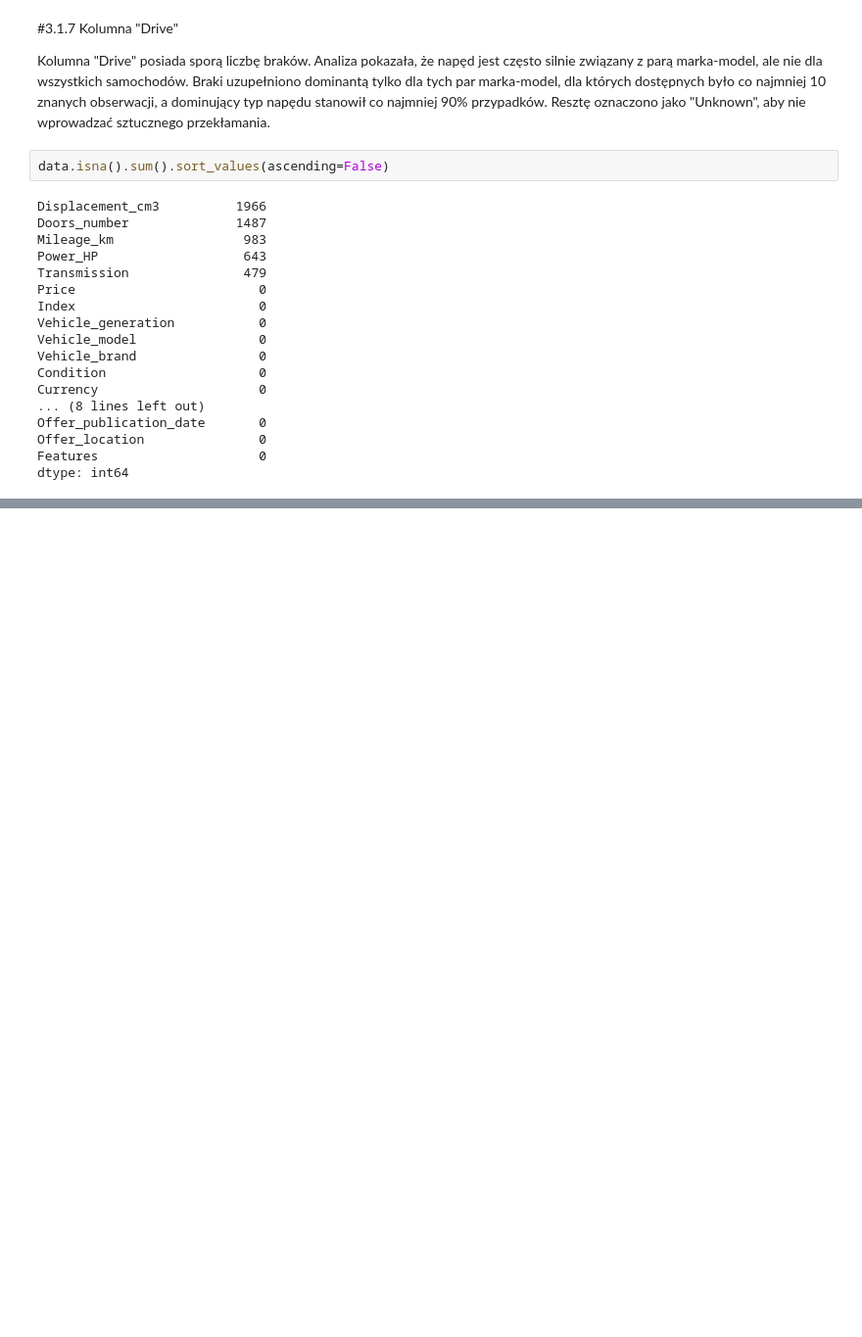
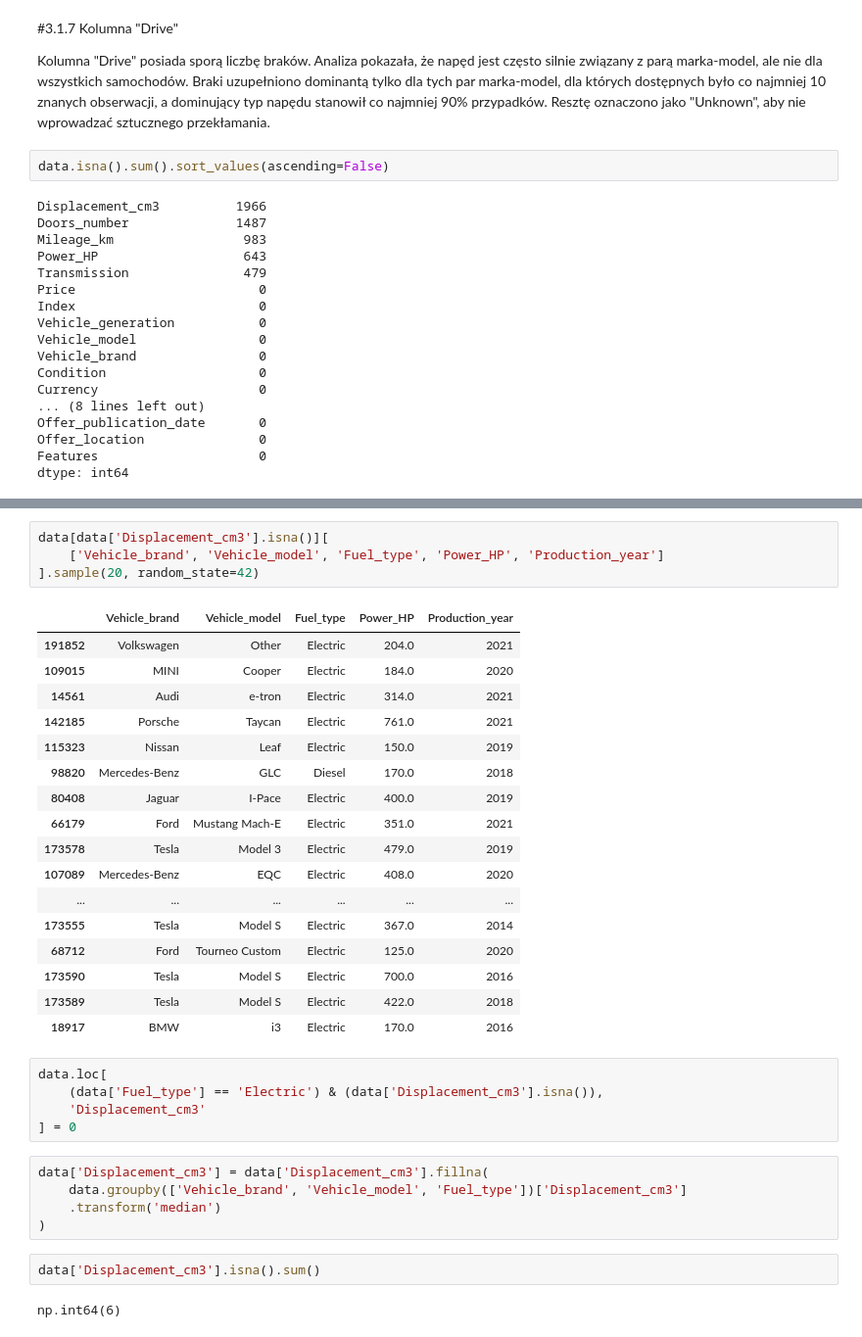
Before and after one commit to s24118-ui/SUML, a Jupyter notebook: SUML_Projekt.ipynb, the cells around one changed output, grey strips where cells are left out. Shown at 98% size. Saved outputs shown, nothing was run; the diff lists cells and outputs as text; blank space fills up the shorter version.

Commit message:
poprawienie brakow w kolumnie Dispalcement_cm3. Glownie byly zwiazane z silnikami elektrycznymi. reszte poprawilem przez grupowanie i mediane

```diff
--- a/SUML_Projekt.ipynb
+++ b/SUML_Projekt.ipynb
@@ -541,0 +558,36 @@ dtype: int64
+# %%
+data[data['Displacement_cm3'].isna()][
+    ['Vehicle_brand', 'Vehicle_model', 'Fuel_type', 'Power_HP', 'Production_year']
+].sample(20, random_state=42)
+# %% [output]
+|  | Vehicle_brand | Vehicle_model | Fuel_type | Power_HP | Production_year |
+| 191852 | Volkswagen | Other | Electric | 204.0 | 2021 |
+| 109015 | MINI | Cooper | Electric | 184.0 | 2020 |
+| 14561 | Audi | e-tron | Electric | 314.0 | 2021 |
+| 142185 | Porsche | Taycan | Electric | 761.0 | 2021 |
+| 115323 | Nissan | Leaf | Electric | 150.0 | 2019 |
+| 98820 | Mercedes-Benz | GLC | Diesel | 170.0 | 2018 |
+| 80408 | Jaguar | I-Pace | Electric | 400.0 | 2019 |
+| 66179 | Ford | Mustang Mach-E | Electric | 351.0 | 2021 |
+| 173578 | Tesla | Model 3 | Electric | 479.0 | 2019 |
+| 107089 | Mercedes-Benz | EQC | Electric | 408.0 | 2020 |
+| ... | ... | ... | ... | ... | ... |
+| 173555 | Tesla | Model S | Electric | 367.0 | 2014 |
+| 68712 | Ford | Tourneo Custom | Electric | 125.0 | 2020 |
+| 173590 | Tesla | Model S | Electric | 700.0 | 2016 |
+| 173589 | Tesla | Model S | Electric | 422.0 | 2018 |
+| 18917 | BMW | i3 | Electric | 170.0 | 2016 |
+# %%
+data.loc[
+    (data['Fuel_type'] == 'Electric') & (data['Displacement_cm3'].isna()),
+    'Displacement_cm3'
+] = 0
+# %%
+data['Displacement_cm3'] = data['Displacement_cm3'].fillna(
+    data.groupby(['Vehicle_brand', 'Vehicle_model', 'Fuel_type'])['Displacement_cm3']
+    .transform('median')
+)
+# %%
+data['Displacement_cm3'].isna().sum()
+# %% [output]
+np.int64(6)
```
Also changed, not shown: parts of 4 cells of this notebook.
